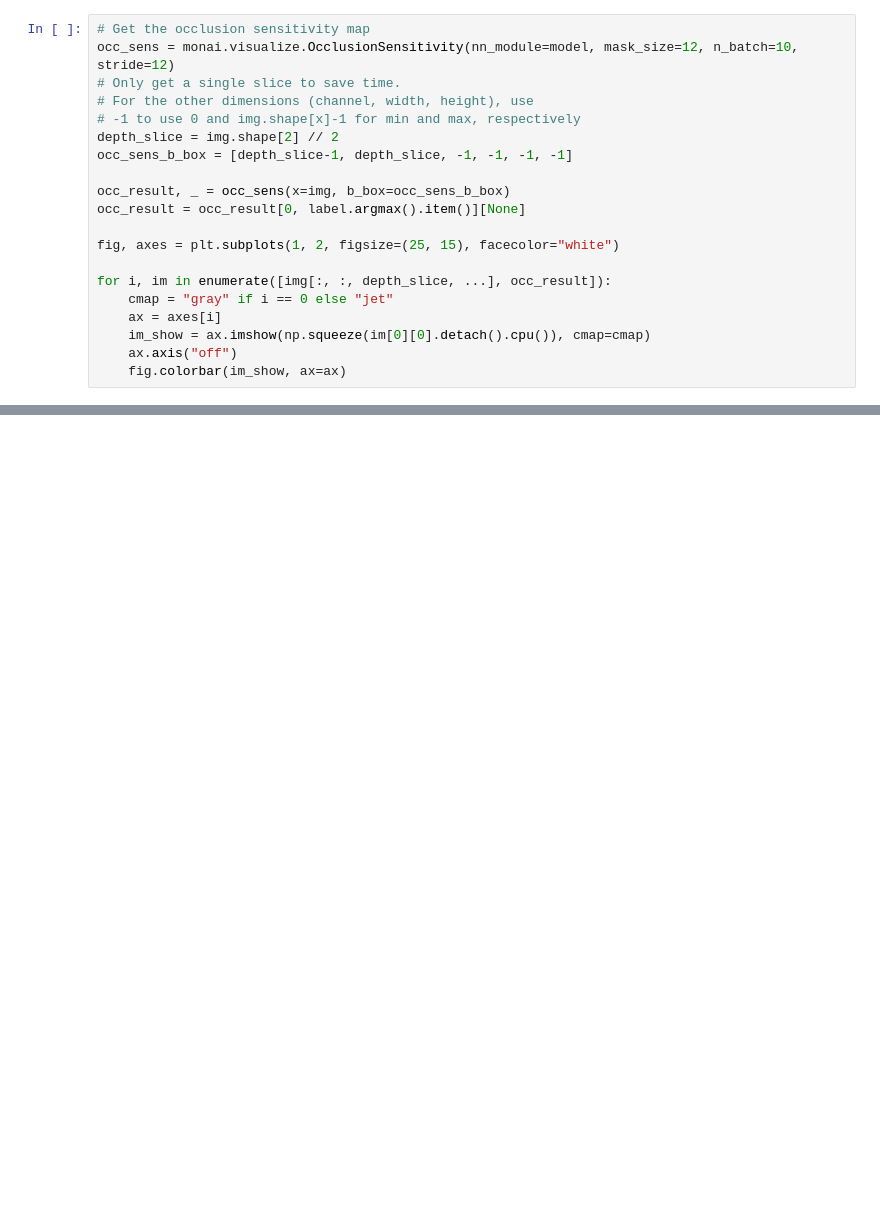
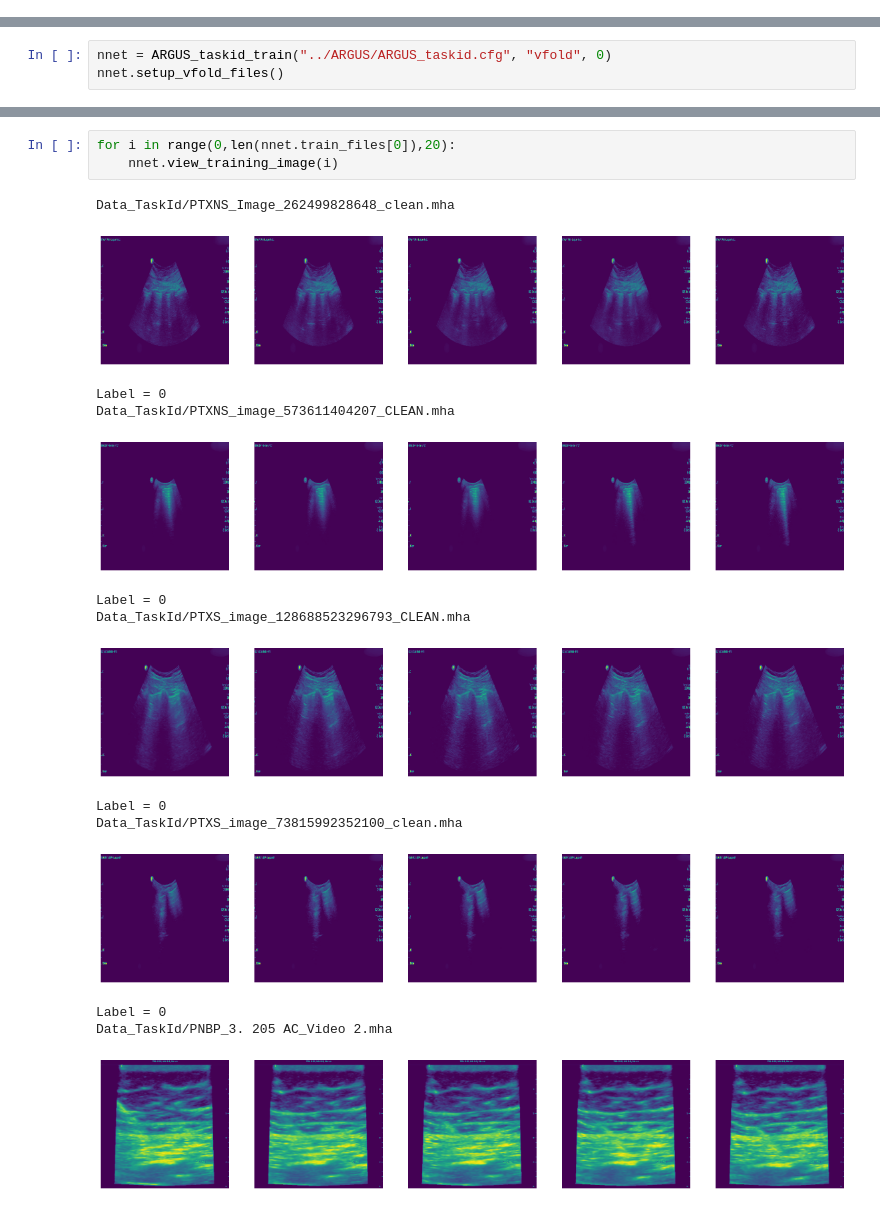
Before and after one commit to KitwareMedical/itkARGUS-DARPA-POCUS_AI-Archive, a Jupyter notebook: TaskId/taskid_training_experiment.ipynb, the cells around one changed output, grey strips where cells are left out. Drawn from its saved outputs; the diff is of its cells as text; blank space fills up the shorter version.

Commit message:
Pretrain, Classification Base Classes, and TaskId (#111)
* ENH: Pretrain use random init models.  Draft PTX workflow.

* ENH: Classification and TaskId

```diff
--- a/TaskId/taskid_training_experiment.ipynb
+++ b/TaskId/taskid_training_experiment.ipynb
@@ -236,20 +0,0 @@ img, label = get_next_im()
-# %%
-# Get the occlusion sensitivity map
-occ_sens = monai.visualize.OcclusionSensitivity(nn_module=model, mask_size=12, n_batch=10, stride=12)
-# Only get a single slice to save time.
-# For the other dimensions (channel, width, height), use
-# -1 to use 0 and img.shape[x]-1 for min and max, respectively
-depth_slice = img.shape[2] // 2
-occ_sens_b_box = [depth_slice-1, depth_slice, -1, -1, -1, -1]
-
-occ_result, _ = occ_sens(x=img, b_box=occ_sens_b_box)
-occ_result = occ_result[0, label.argmax().item()][None]
-
-fig, axes = plt.subplots(1, 2, figsize=(25, 15), facecolor="white")
-
-for i, im in enumerate([img[:, :, depth_slice, ...], occ_result]):
-    cmap = "gray" if i == 0 else "jet"
-    ax = axes[i]
-    im_show = ax.imshow(np.squeeze(im[0][0].detach().cpu()), cmap=cmap)
-    ax.axis("off")
-    fig.colorbar(im_show, ax=ax)
@@ -261,0 +3,3 @@ Remove directory if a temporary was used.
+# %%
+nnet = ARGUS_taskid_train("../ARGUS/ARGUS_taskid.cfg", "vfold", 0)
+nnet.setup_vfold_files()
@@ -261,0 +29,18 @@ Remove directory if a temporary was used.
+# %%
+for i in range(0,len(nnet.train_files[0]),20):
+    nnet.view_training_image(i)
+# %% [output]
+Data_TaskId/PTXNS_Image_262499828648_clean.mha
+[figure, added]
+Label = 0
+Data_TaskId/PTXNS_image_573611404207_CLEAN.mha
+[figure, added]
+Label = 0
+Data_TaskId/PTXS_image_128688523296793_CLEAN.mha
+[figure, added]
+Label = 0
+Data_TaskId/PTXS_image_73815992352100_clean.mha
+[figure, added]
+Label = 0
+Data_TaskId/PNBP_3. 205 AC_Video 2.mha
+[figure, added]
```
Also changed, not shown: parts of 19 cells of this notebook, 26 other files.
